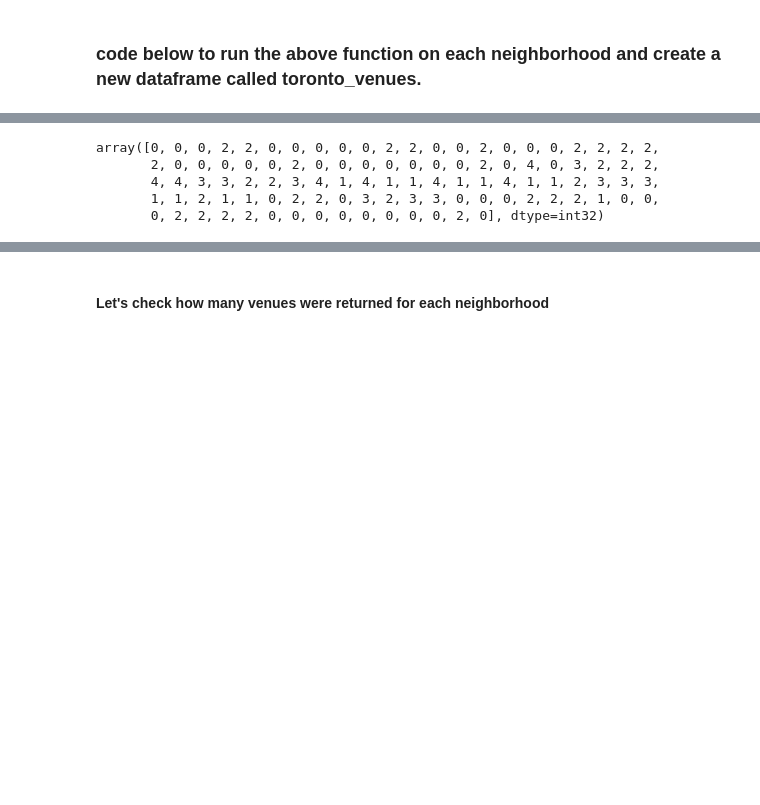
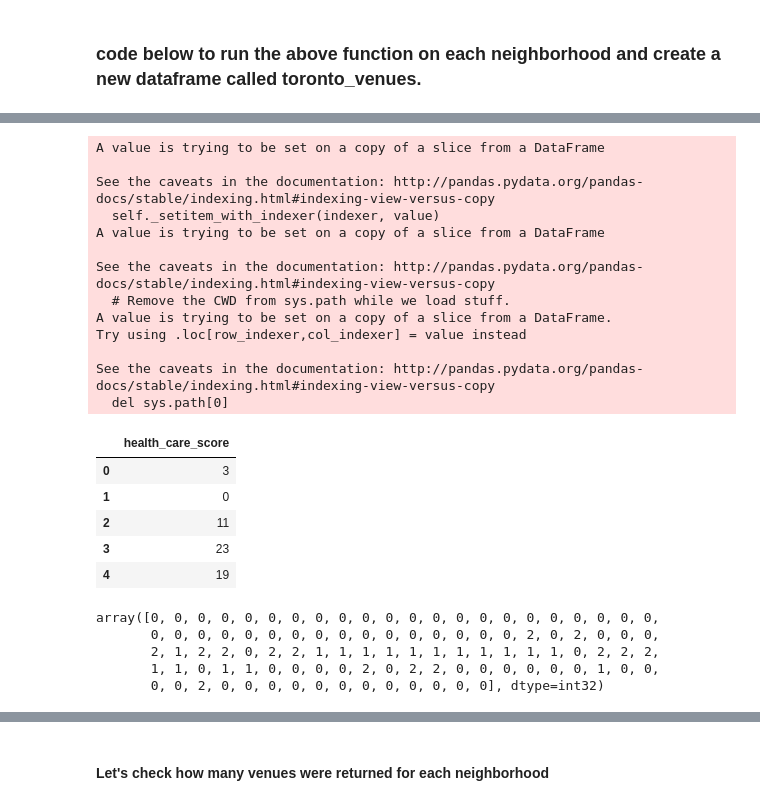
Before and after one commit to manashsarma/Coursera_Capstone, a Jupyter notebook: BattleOfNeighbourhood_week5.ipynb, the cells around one changed output, grey strips where cells are left out. Drawn from its saved outputs; the diff is of its cells as text; code cells hidden in the pictures; blank space fills up the shorter version.

```diff
--- a/BattleOfNeighbourhood_week5.ipynb
+++ b/BattleOfNeighbourhood_week5.ipynb
@@ -386,24 +385,55 @@ toronto_venues
 | 100 | Kingsview Village,Martin Grove Ga... | 43.688905 | -79.554724 | 2 | 0 | 2 | ... |
 | 101 | Albion Gardens,Beaumond Heights,H... | 43.739416 | -79.588437 | 6 | 0 | 9 | ... |
 | 102 | Northwest | 43.706748 | -79.594054 | 4 | 0 | 5 | ... |
+# %%
+## Cluster Neighborhoods
+## Run k-means to cluster the neighborhood into 3 clusters.
+
+# set number of clusters
+kclusters = 5
+
+healthSupport_clustering = toronto_venues[['Medical Center', 'Urgent care','Medical Lab','Medical Emergency','Hospital']]
+
+healthSupport_clustering.loc[healthSupport_clustering['Medical Center'],'Medical Center' ] = \
+                                              healthSupport_clustering['Medical Center'] * 3
+
+healthSupport_clustering['health_care_score'] = toronto_venues['Medical Center'] + toronto_venues['Urgent care'] + toronto_venues['Medical Lab'] \
+                    + toronto_venues['Medical Emergency'] + toronto_venues['Hospital']
+
+
+#health_care_score.reshape(1, -1)
+#health_care_score[0:10]
+ScoreDF = healthSupport_clustering[['health_care_score']]
+ScoreDF.head()
+# %% [output]
+A value is trying to be set on a copy of a slice from a DataFrame
+
+See the caveats in the documentation: http://pandas.pydata.org/pandas-docs/stable/indexing.html#indexing-view-versus-copy
+  self._setitem_with_indexer(indexer, value)
+A value is trying to be set on a copy of a slice from a DataFrame
+
+See the caveats in the documentation: http://pandas.pydata.org/pandas-docs/stable/indexing.html#indexing-view-versus-copy
+  # Remove the CWD from sys.path while we load stuff.
+A value is trying to be set on a copy of a slice from a DataFrame.
+Try using .loc[row_indexer,col_indexer] = value instead
+
+See the caveats in the documentation: http://pandas.pydata.org/pandas-docs/stable/indexing.html#indexing-view-versus-copy
+  del sys.path[0]
+|  | health_care_score |
+| 0 | 3 |
+| 1 | 0 |
+| 2 | 11 |
+| 3 | 23 |
+| 4 | 19 |
 # %%
-## Cluster Neighborhoods
-## Run k-means to cluster the neighborhood into 3 clusters.
-
-# set number of clusters
-kclusters = 5
-
-healthSupport_clustering = toronto_venues.drop('Neighborhood', 1)
-
 # run k-means clustering
-kmeans = KMeans(n_clusters=kclusters, random_state=0).fit(healthSupport_clustering)
-
+kmeans = KMeans(n_clusters=3, init='k-means++', n_init=10, max_iter=300, tol=0.0001).fit(ScoreDF)
 # check cluster labels generated for each row in the dataframe
 kmeans.labels_
 # %% [output]
-array([0, 0, 0, 2, 2, 0, 0, 0, 0, 0, 2, 2, 0, 0, 2, 0, 0, 0, 2, 2, 2, 2,
-       2, 0, 0, 0, 0, 0, 2, 0, 0, 0, 0, 0, 0, 0, 2, 0, 4, 0, 3, 2, 2, 2,
-       4, 4, 3, 3, 2, 2, 3, 4, 1, 4, 1, 1, 4, 1, 1, 4, 1, 1, 2, 3, 3, 3,
-       1, 1, 2, 1, 1, 0, 2, 2, 0, 3, 2, 3, 3, 0, 0, 0, 2, 2, 2, 1, 0, 0,
-       0, 2, 2, 2, 2, 0, 0, 0, 0, 0, 0, 0, 0, 2, 0], dtype=int32)
+array([0, 0, 0, 0, 0, 0, 0, 0, 0, 0, 0, 0, 0, 0, 0, 0, 0, 0, 0, 0, 0, 0,
+       0, 0, 0, 0, 0, 0, 0, 0, 0, 0, 0, 0, 0, 0, 0, 0, 2, 0, 2, 0, 0, 0,
+       2, 1, 2, 2, 0, 2, 2, 1, 1, 1, 1, 1, 1, 1, 1, 1, 1, 1, 0, 2, 2, 2,
+       1, 1, 0, 1, 1, 0, 0, 0, 0, 2, 0, 2, 2, 0, 0, 0, 0, 0, 0, 1, 0, 0,
+       0, 0, 2, 0, 0, 0, 0, 0, 0, 0, 0, 0, 0, 0, 0], dtype=int32)
 # %%
```
Also changed, not shown: parts of 14 cells of this notebook.
